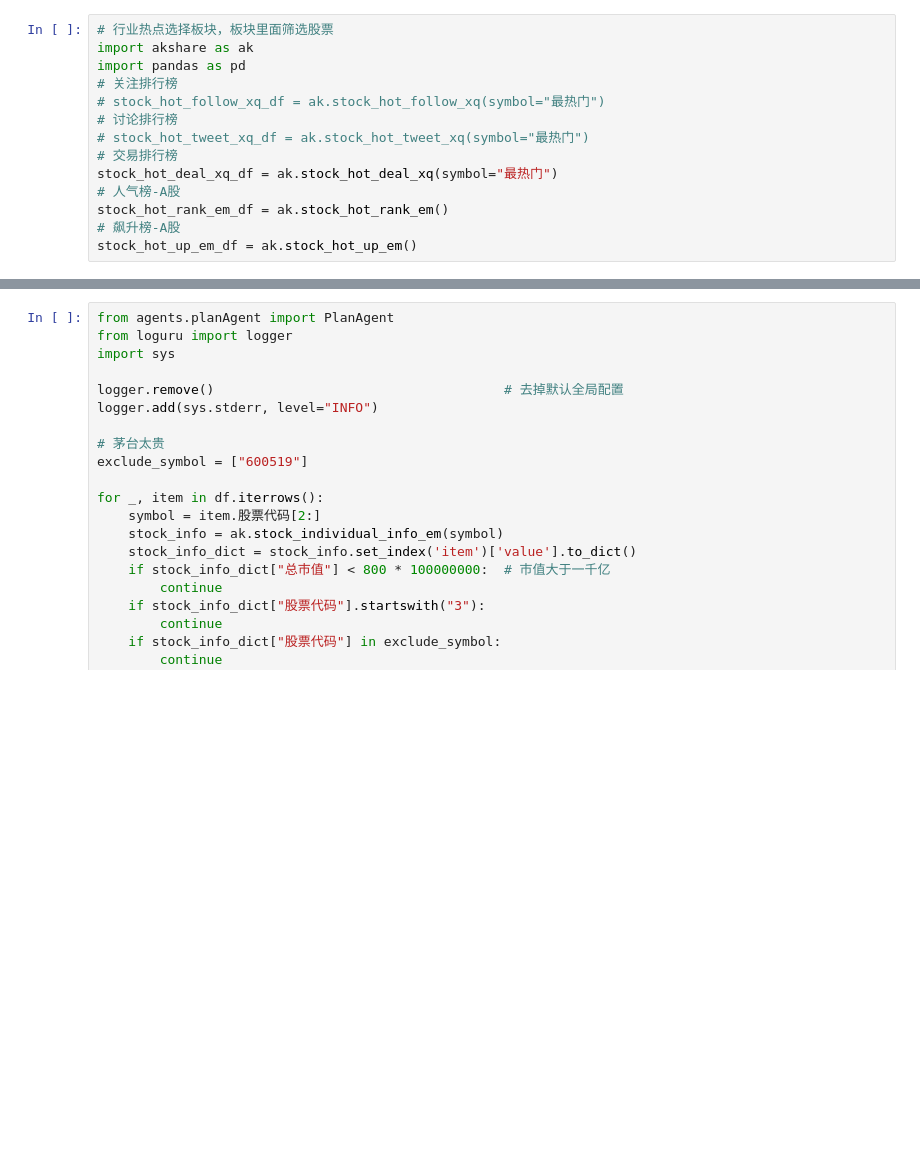
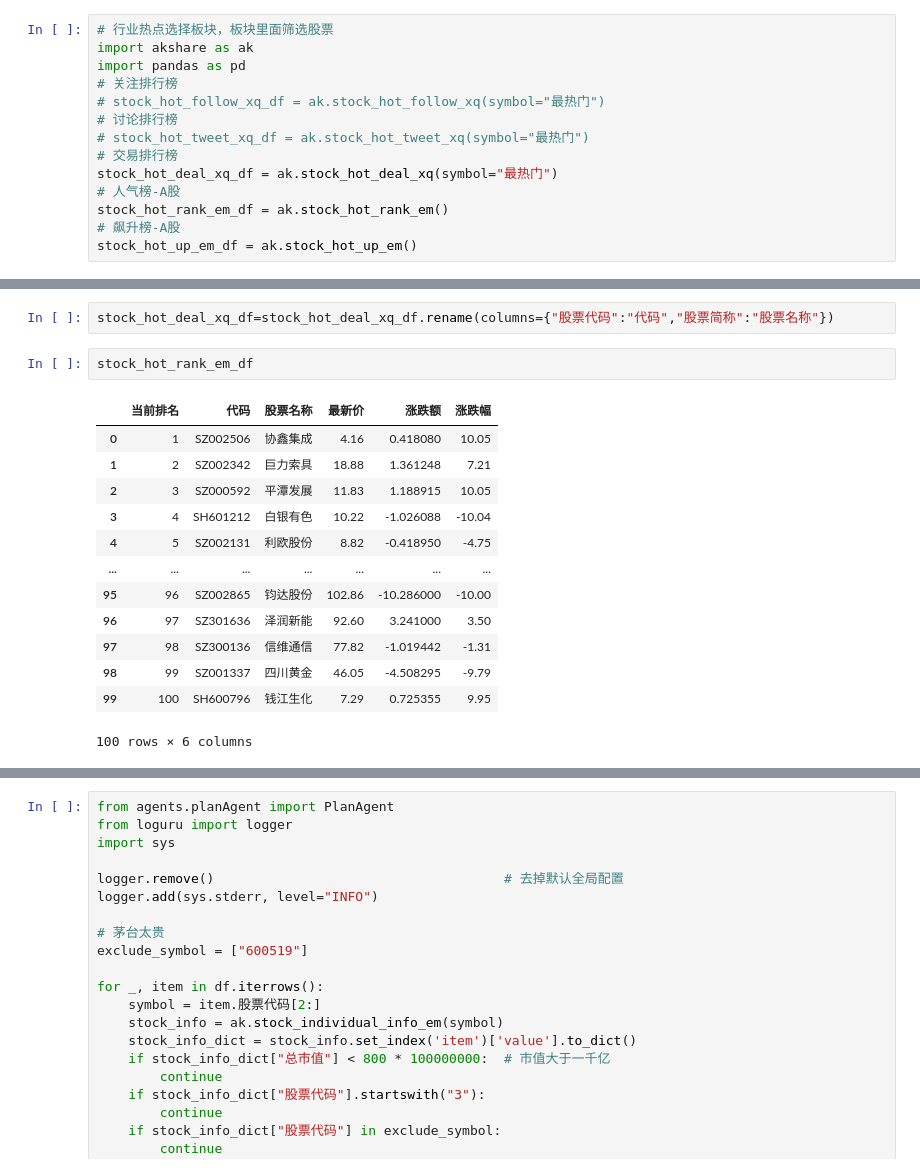
Before and after one commit to try1995/turtle-trading-llm, a Jupyter notebook: auto.ipynb, the cells around one changed output, grey strips where cells are left out. Saved outputs shown, nothing was run; the diff lists cells and outputs as text; blank space fills up the shorter version.

```diff
--- a/auto.ipynb
+++ b/auto.ipynb
@@ -14,0 +29,18 @@ stock_hot_up_em_df = ak.stock_hot_up_em()
+# %%
+stock_hot_deal_xq_df=stock_hot_deal_xq_df.rename(columns={"股票代码":"代码","股票简称":"股票名称"})
+# %%
+stock_hot_rank_em_df
+# %% [output]
+|  | 当前排名 | 代码 | 股票名称 | 最新价 | 涨跌额 | 涨跌幅 |
+| 0 | 1 | SZ002506 | 协鑫集成 | 4.16 | 0.418080 | 10.05 |
+| 1 | 2 | SZ002342 | 巨力索具 | 18.88 | 1.361248 | 7.21 |
+| 2 | 3 | SZ000592 | 平潭发展 | 11.83 | 1.188915 | 10.05 |
+| 3 | 4 | SH601212 | 白银有色 | 10.22 | -1.026088 | -10.04 |
+| 4 | 5 | SZ002131 | 利欧股份 | 8.82 | -0.418950 | -4.75 |
+| ... | ... | ... | ... | ... | ... | ... |
+| 95 | 96 | SZ002865 | 钧达股份 | 102.86 | -10.286000 | -10.00 |
+| 96 | 97 | SZ301636 | 泽润新能 | 92.60 | 3.241000 | 3.50 |
+| 97 | 98 | SZ300136 | 信维通信 | 77.82 | -1.019442 | -1.31 |
+| 98 | 99 | SZ001337 | 四川黄金 | 46.05 | -4.508295 | -9.79 |
+| 99 | 100 | SH600796 | 钱江生化 | 7.29 | 0.725355 | 9.95 |
+100 rows × 6 columns
```
Also changed, not shown: parts of 3 cells of this notebook, 3 other files.
